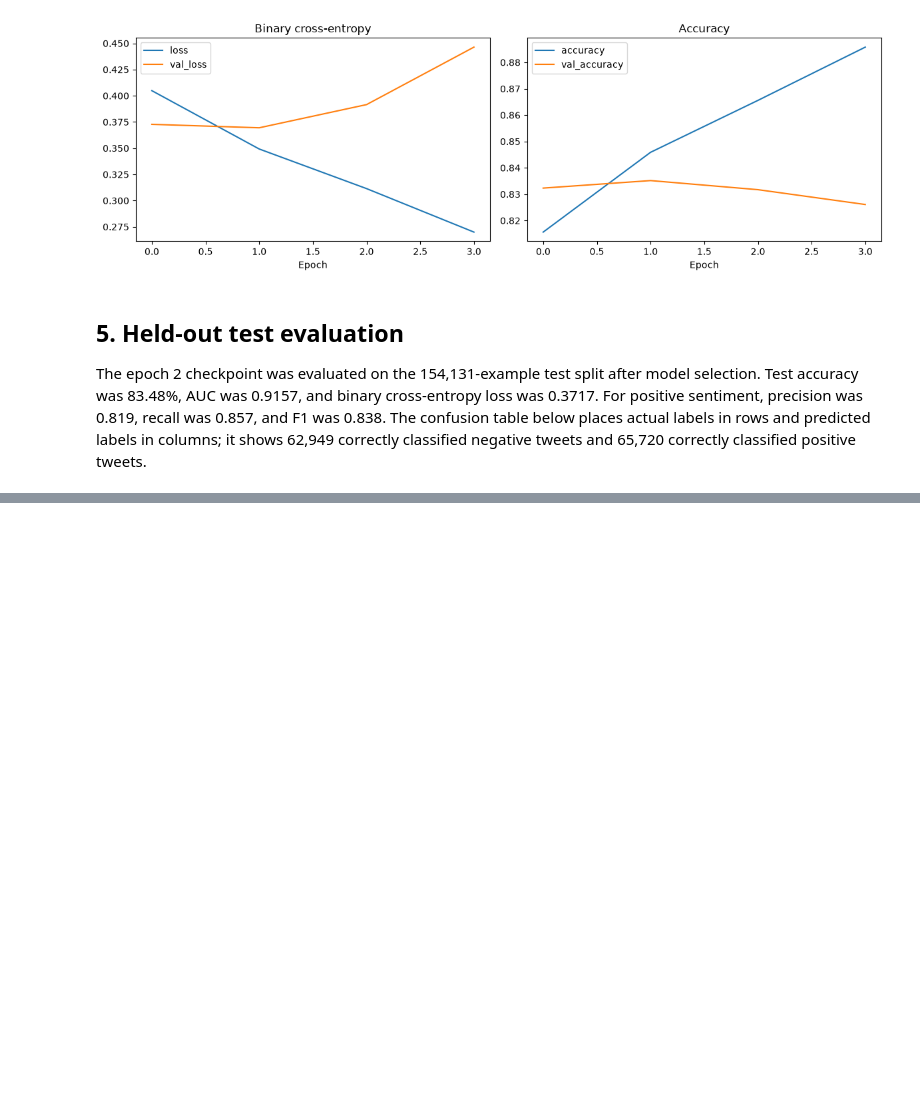
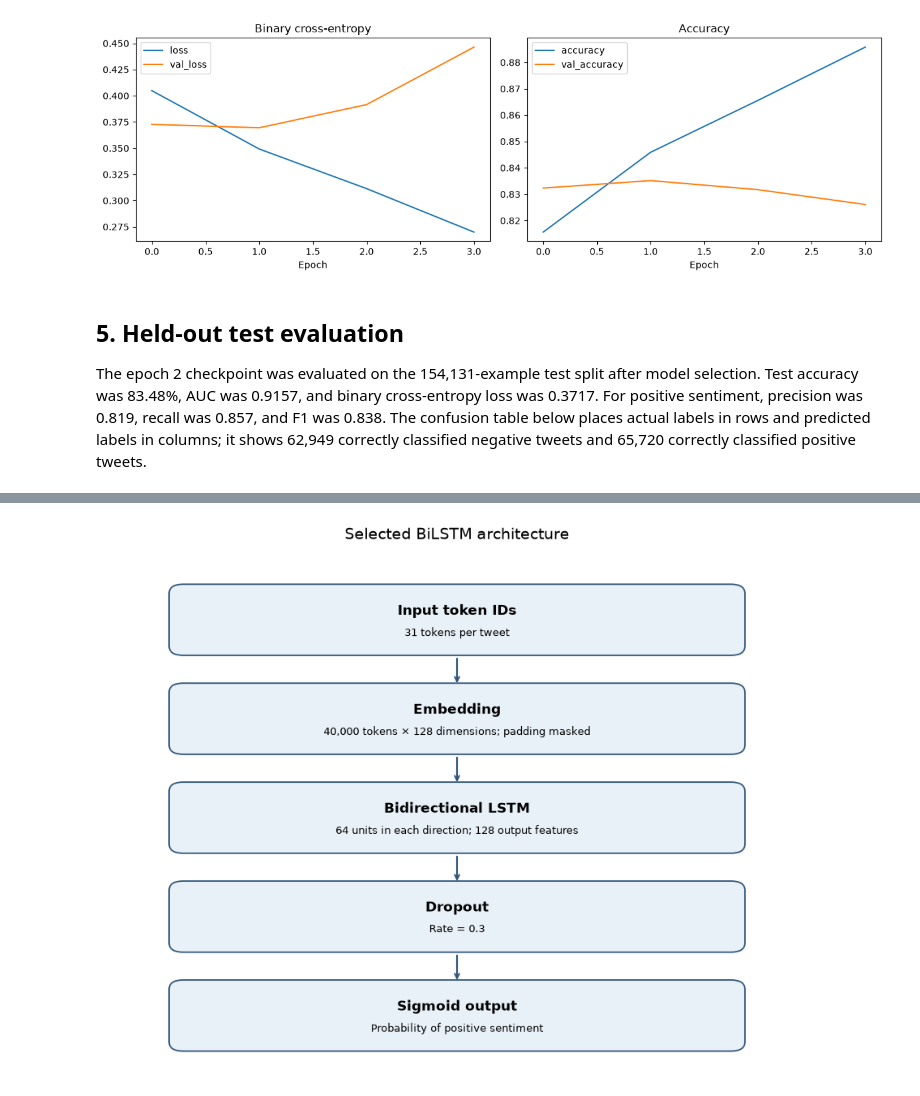
Before and after one commit to rtajeswar01/scm-sentiment-analysis, a Jupyter notebook: 03_bilstm_model.ipynb, the cells around one changed output, grey strips where cells are left out. Cells and saved outputs as stored; diff of their text form; code cells hidden in the pictures; blank space fills up the shorter version.

```diff
--- a/03_bilstm_model.ipynb
+++ b/03_bilstm_model.ipynb
@@ -183,0 +287,33 @@ Positive-class precision: 0.819; recall: 0.857; F1: 0.838
+# %%
+from matplotlib.patches import FancyBboxPatch
+
+architecture = [
+    ("Input token IDs", f"31 tokens per tweet"),
+    ("Embedding", f"{VOCAB_SIZE:,} tokens × {EMBEDDING_DIM} dimensions; padding masked"),
+    ("Bidirectional LSTM", f"{LSTM_UNITS} units in each direction; 128 output features"),
+    ("Dropout", "Rate = 0.3"),
+    ("Sigmoid output", "Probability of positive sentiment"),
+]
+
+fig, ax = plt.subplots(figsize=(9, 7))
+ax.set_xlim(0, 10)
+ax.set_ylim(0, 11)
+ax.axis("off")
+for index, (layer, detail) in enumerate(architecture):
+    y_position = 9.6 - index * 2.1
+    box = FancyBboxPatch(
+        (1, y_position - 0.7), 8, 1.35,
+        boxstyle="round,pad=0.08,rounding_size=0.2",
+        linewidth=1.3, edgecolor="#31567a", facecolor="#e9f1f8",
+    )
+    ax.add_patch(box)
+    ax.text(5, y_position + 0.16, layer, ha="center", va="center", fontsize=12, weight="bold")
+    ax.text(5, y_position - 0.3, detail, ha="center", va="center", fontsize=9)
+    if index < len(architecture) - 1:
+        ax.annotate("", xy=(5, y_position - 1.42), xytext=(5, y_position - 0.8),
+                    arrowprops={"arrowstyle": "->", "linewidth": 1.5, "color": "#31567a"})
+ax.set_title("Selected BiLSTM architecture", fontsize=14, pad=12)
+plt.tight_layout()
+plt.show()
+# %% [output]
+[figure, added]
```
Also changed, not shown: parts of 8 cells of this notebook.
